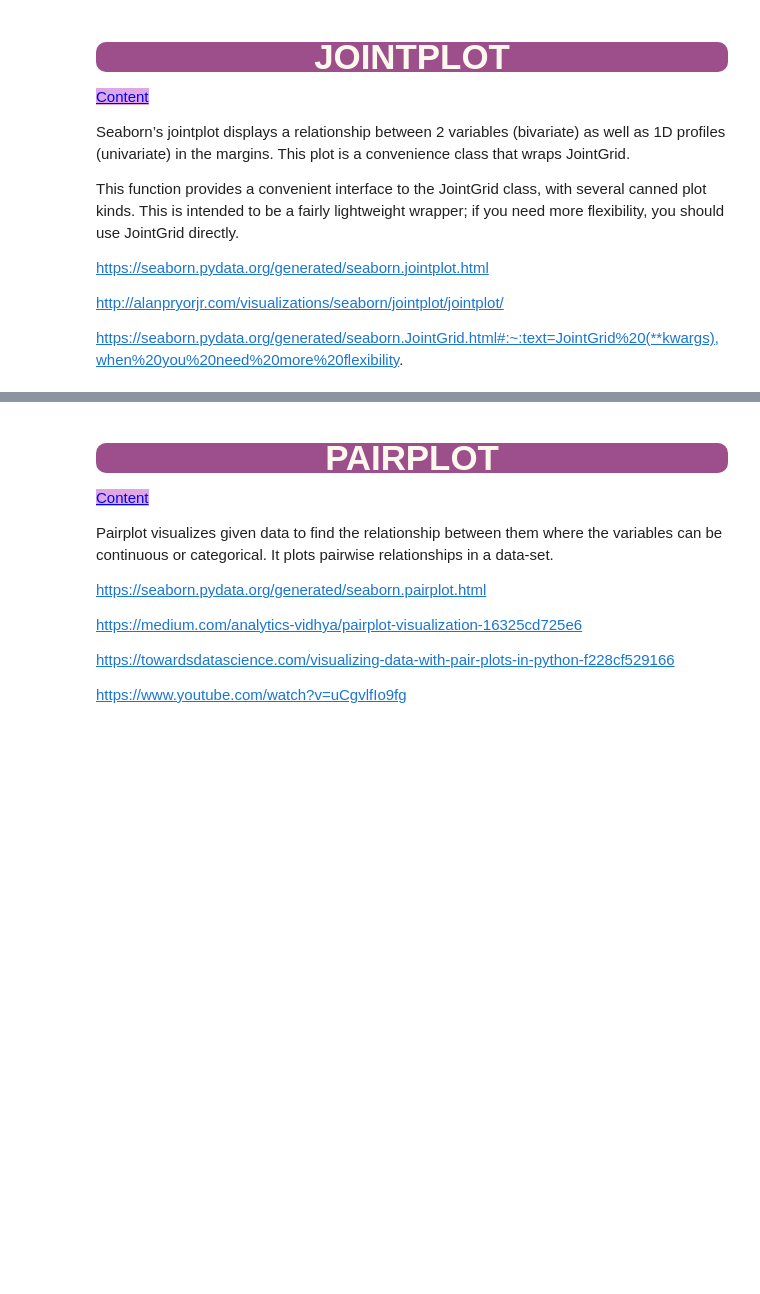
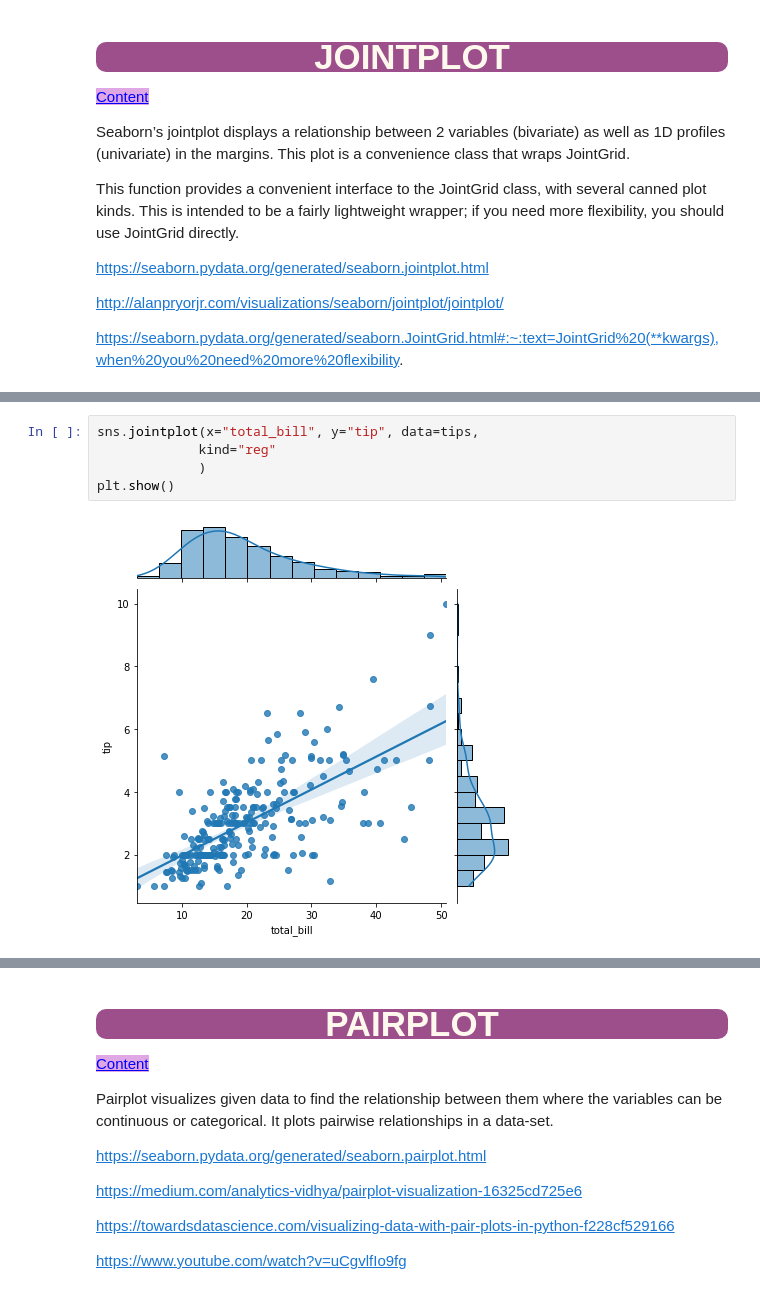
Before and after one commit to Yusuf5001/DVwPy, a Jupyter notebook: 5_DVwPy_S3_Seaborn.ipynb, the cells around one changed output, grey strips where cells are left out. Drawn from its saved outputs; the diff is of its cells as text; blank space fills up the shorter version.

```diff
--- a/5_DVwPy_S3_Seaborn.ipynb
+++ b/5_DVwPy_S3_Seaborn.ipynb
@@ -208,0 +214,7 @@ https://seaborn.pydata.org/generated/seaborn.JointGrid.html#:~:text=JointGrid%20
+# %%
+sns.jointplot(x="total_bill", y="tip", data=tips,
+             kind="reg"
+             )
+plt.show()
+# %% [output]
+[figure, added]
```
Also changed, not shown: parts of 15 cells of this notebook.
